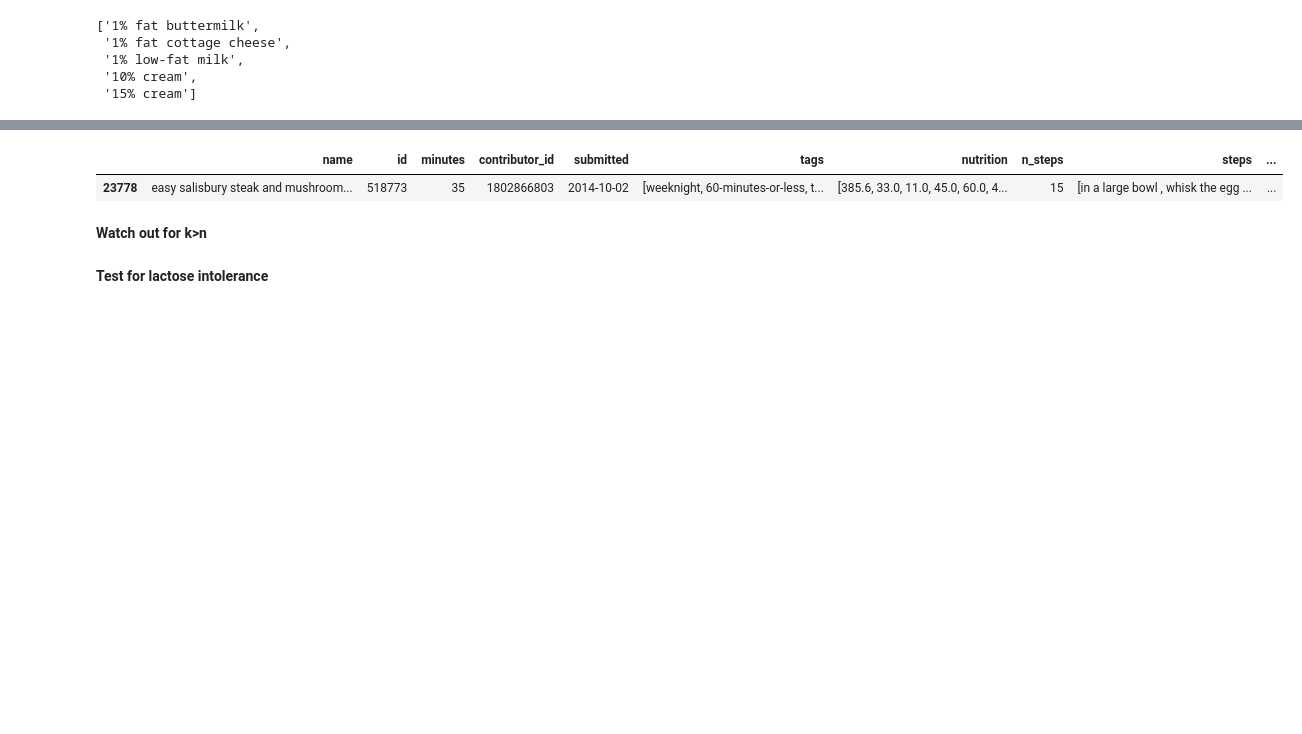
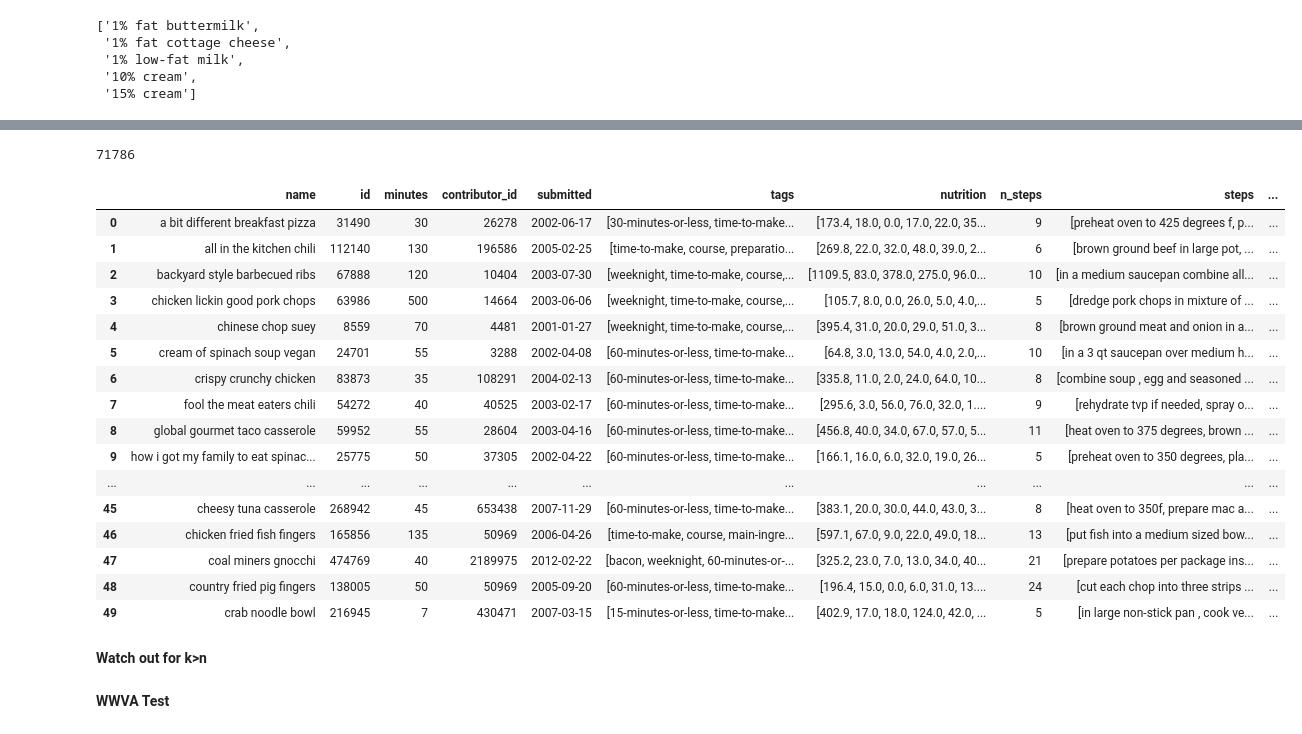
Before and after one commit to nico-stan/recipes, a Jupyter notebook: challenge-1.ipynb, the cells around one changed output, grey strips where cells are left out. Cells and saved outputs as stored; diff of their text form; code cells hidden in the pictures; blank space fills up the shorter version.

```diff
--- a/challenge-1.ipynb
+++ b/challenge-1.ipynb
@@ -255 +293,6 @@ gluten
+# %%
+non_vegan = meat + dairy + egg
+# %%
+non_vegan = list(set(non_vegan))
+non_vegan.sort()
 # %%
@@ -265,5 +301,30 @@ for index, row in df.iterrows():
-# %%
-df.sample()
-# %% [output]
-|  | name | id | minutes | contributor_id | submitted | tags | nutrition | n_steps | steps | ... |
-| 23778 | easy salisbury steak and mushroom... | 518773 | 35 | 1802866803 | 2014-10-02 | [weeknight, 60-minutes-or-less, t... | [385.6, 33.0, 11.0, 45.0, 60.0, 4... | 15 | [in a large bowl , whisk the egg ... | ... |
+# %%
+for index, row in df.iterrows():
+    for i in row['ingredients']:
+        if i in dairy:
+            df.restrictions[index].append('dairy')
+            break
+for index, row in df.iterrows():
+    for i in row['ingredients']:
+        if i in gluten:
+            df.restrictions[index].append('gluten')
+            break
+for index, row in df.iterrows():
+    for i in row['ingredients']:
+        if i in nuts:
+            df.restrictions[index].append('nut')
+            break
+for index, row in df.iterrows():
+    for i in row['ingredients']:
+        if i in meat:
+            df.restrictions[index].append('meat')
+            break
+for index, row in df.iterrows():
+    for i in row['ingredients']:
+        if i in non_vegan:
+            df.restrictions[index].append('non-vegan')
+            break
+# %%
+len(df)
+# %% [output]
+71786
@@ -270,3 +337,23 @@ df.sample()
+# %%
+df.head(50)
+# %% [output]
+|  | name | id | minutes | contributor_id | submitted | tags | nutrition | n_steps | steps | ... |
+| 0 | a bit different breakfast pizza | 31490 | 30 | 26278 | 2002-06-17 | [30-minutes-or-less, time-to-make... | [173.4, 18.0, 0.0, 17.0, 22.0, 35... | 9 | [preheat oven to 425 degrees f, p... | ... |
+| 1 | all in the kitchen chili | 112140 | 130 | 196586 | 2005-02-25 | [time-to-make, course, preparatio... | [269.8, 22.0, 32.0, 48.0, 39.0, 2... | 6 | [brown ground beef in large pot, ... | ... |
+| 2 | backyard style barbecued ribs | 67888 | 120 | 10404 | 2003-07-30 | [weeknight, time-to-make, course,... | [1109.5, 83.0, 378.0, 275.0, 96.0... | 10 | [in a medium saucepan combine all... | ... |
+| 3 | chicken lickin good pork chops | 63986 | 500 | 14664 | 2003-06-06 | [weeknight, time-to-make, course,... | [105.7, 8.0, 0.0, 26.0, 5.0, 4.0,... | 5 | [dredge pork chops in mixture of ... | ... |
+| 4 | chinese chop suey | 8559 | 70 | 4481 | 2001-01-27 | [weeknight, time-to-make, course,... | [395.4, 31.0, 20.0, 29.0, 51.0, 3... | 8 | [brown ground meat and onion in a... | ... |
+| 5 | cream of spinach soup vegan | 24701 | 55 | 3288 | 2002-04-08 | [60-minutes-or-less, time-to-make... | [64.8, 3.0, 13.0, 54.0, 4.0, 2.0,... | 10 | [in a 3 qt saucepan over medium h... | ... |
+| 6 | crispy crunchy chicken | 83873 | 35 | 108291 | 2004-02-13 | [60-minutes-or-less, time-to-make... | [335.8, 11.0, 2.0, 24.0, 64.0, 10... | 8 | [combine soup , egg and seasoned ... | ... |
+| 7 | fool the meat eaters chili | 54272 | 40 | 40525 | 2003-02-17 | [60-minutes-or-less, time-to-make... | [295.6, 3.0, 56.0, 76.0, 32.0, 1.... | 9 | [rehydrate tvp if needed, spray o... | ... |
+| 8 | global gourmet taco casserole | 59952 | 55 | 28604 | 2003-04-16 | [60-minutes-or-less, time-to-make... | [456.8, 40.0, 34.0, 67.0, 57.0, 5... | 11 | [heat oven to 375 degrees, brown ... | ... |
+| 9 | how i got my family to eat spinac... | 25775 | 50 | 37305 | 2002-04-22 | [60-minutes-or-less, time-to-make... | [166.1, 16.0, 6.0, 32.0, 19.0, 26... | 5 | [preheat oven to 350 degrees, pla... | ... |
+| ... | ... | ... | ... | ... | ... | ... | ... | ... | ... | ... |
+| 45 | cheesy tuna casserole | 268942 | 45 | 653438 | 2007-11-29 | [60-minutes-or-less, time-to-make... | [383.1, 20.0, 30.0, 44.0, 43.0, 3... | 8 | [heat oven to 350f, prepare mac a... | ... |
+| 46 | chicken fried fish fingers | 165856 | 135 | 50969 | 2006-04-26 | [time-to-make, course, main-ingre... | [597.1, 67.0, 9.0, 22.0, 49.0, 18... | 13 | [put fish into a medium sized bow... | ... |
+| 47 | coal miners gnocchi | 474769 | 40 | 2189975 | 2012-02-22 | [bacon, weeknight, 60-minutes-or-... | [325.2, 23.0, 7.0, 13.0, 34.0, 40... | 21 | [prepare potatoes per package ins... | ... |
+| 48 | country fried pig fingers | 138005 | 50 | 50969 | 2005-09-20 | [60-minutes-or-less, time-to-make... | [196.4, 15.0, 0.0, 6.0, 31.0, 13.... | 24 | [cut each chop into three strips ... | ... |
+| 49 | crab noodle bowl | 216945 | 7 | 430471 | 2007-03-15 | [15-minutes-or-less, time-to-make... | [402.9, 17.0, 18.0, 124.0, 42.0, ... | 5 | [in large non-stick pan , cook ve... | ... |
 # %% [markdown]
 **Watch out for k>n**
 # %%
@@ -282,4 +369,4 @@ def length (n, k):
 # %%
 # pick = length(len(df2), 10)
 # %% [markdown]
-**Test for lactose intolerance**
+**WWVA Test**
```
Also changed, not shown: parts of 46 cells of this notebook.
